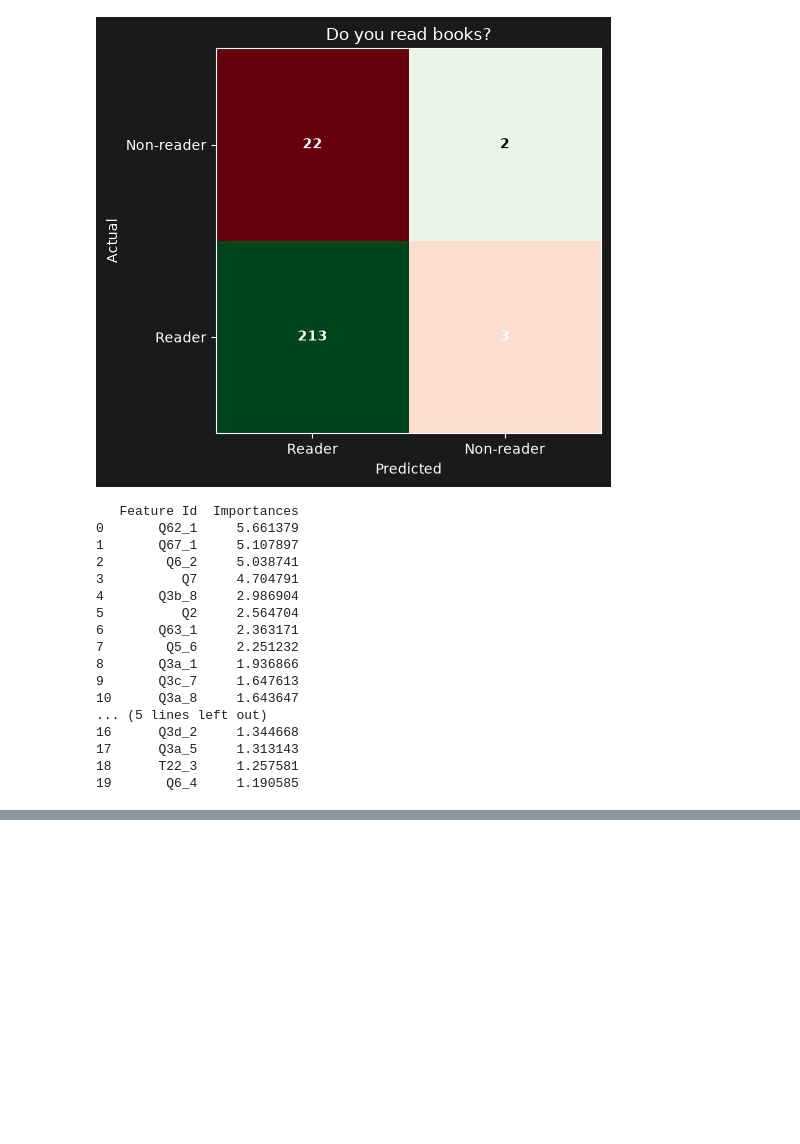
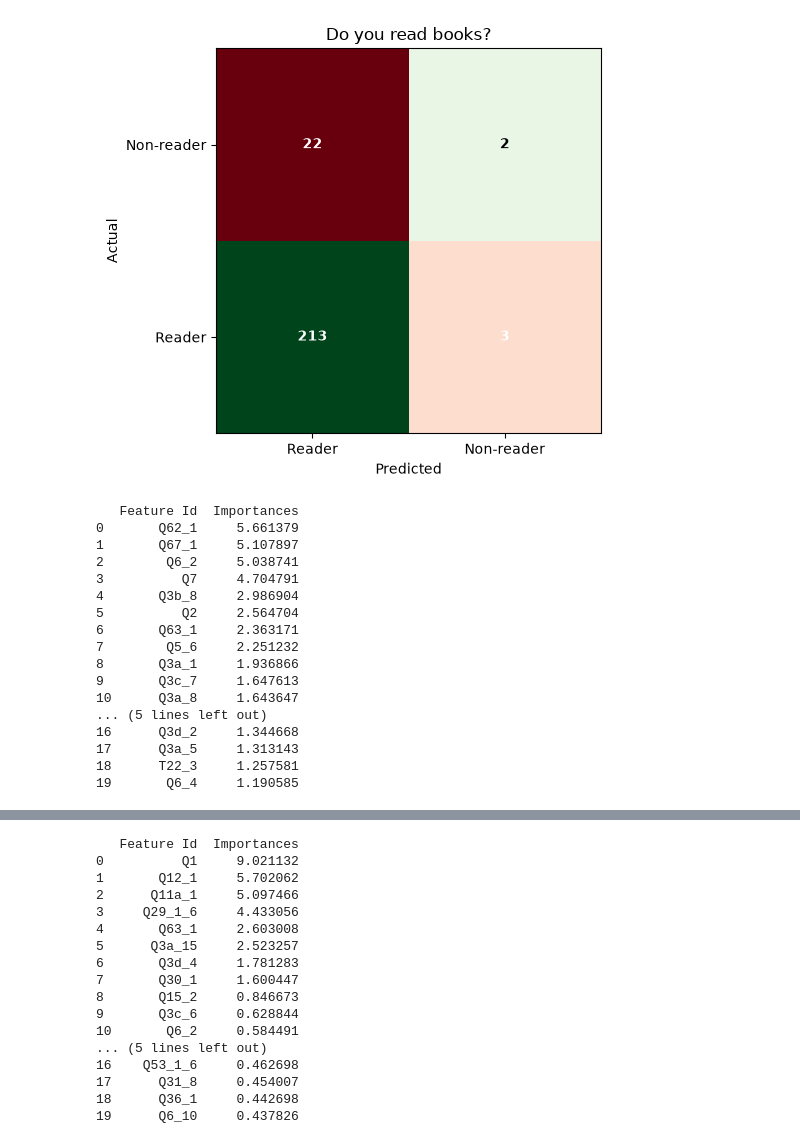
Before and after one commit to Inku0/estonian-reading-habits, a Jupyter notebook: main.ipynb, the cells around one changed output, grey strips where cells are left out. Saved outputs shown, nothing was run; the diff lists cells and outputs as text; code cells hidden in the pictures; blank space fills up the shorter version.

Commit message:
goal 1.2, 1.2, and 2 largely OK

```diff
--- a/main.ipynb
+++ b/main.ipynb
@@ -20,12 +20,16 @@ def goal1a(data: tp.DataFrame[CompleteAnswer]) -> CatBoostClassifier:
 
     return is_reader_predictor
 # %%
-from habits_util import predict_habits, visualize_predict_habits
+from habits_util import predict_habits, visualize_predict_habits, split_data_for_habits, train_predict_habits
 
 
-def goal1b(data: tp.DataFrame[CompleteAnswer]) -> None:
-    habits = predict_habits(data)
-    visualize_predict_habits(habits)
+def goal1b(data: tp.DataFrame[CompleteAnswer]) -> CatBoostClassifier:
+    X_train_habits,X_test_habits,y_train_habits,y_test_habits = split_data_for_habits(data)
+    habits_predictor = train_predict_habits(X_train_habits, y_train_habits)
+    habits_predictions = predict_habits(habits_predictor, X_test_habits, y_test_habits)
+    visualize_predict_habits(habits_predictions)
+
+    return habits_predictor
 # %%
 def goal2(predictor: CatBoostClassifier) -> None:
     is_reader_features: tp.DataFrame[FeatureImportance] = is_reader_PCA(predictor)
@@ -33,19 +37,19 @@ def goal2(predictor: CatBoostClassifier) -> None:
 # %%
 # TODO Determine the feasibility of a model for recommending books to a person according to their answers
 
 def main():
     raw_data: pl.DataFrame = pl.read_csv("Lugeja25.tab", has_header=True, separator="\t")
     typed_data: tp.DataFrame[CompleteAnswer] = tp.DataFrame(CompleteAnswer, values=raw_data)
-    # print(typed_data.head(1))
 
     is_reader_predictor = goal1a(typed_data)
     goal2(is_reader_predictor)
     habits_predictor = goal1b(typed_data)
+    goal2(habits_predictor)
 
 if __name__ == "__main__":
     main()
 # %% [output]
-[figure, old version]
+[figure, new version]
    Feature Id  Importances
 0       Q62_1     5.661379
 1       Q67_1     5.107897
@@ -65,0 +71,17 @@ if __name__ == "__main__":
+   Feature Id  Importances
+0          Q1     9.021132
+1       Q12_1     5.702062
+2      Q11a_1     5.097466
+3     Q29_1_6     4.433056
+4       Q63_1     2.603008
+5      Q3a_15     2.523257
+6       Q3d_4     1.781283
+7       Q30_1     1.600447
+8       Q15_2     0.846673
+9       Q3c_6     0.628844
+10       Q6_2     0.584491
+... (5 lines left out)
+16    Q53_1_6     0.462698
+17      Q31_8     0.454007
+18      Q36_1     0.442698
+19      Q6_10     0.437826
```
Also changed, not shown: parts of 1 cell of this notebook, 2 other files.
